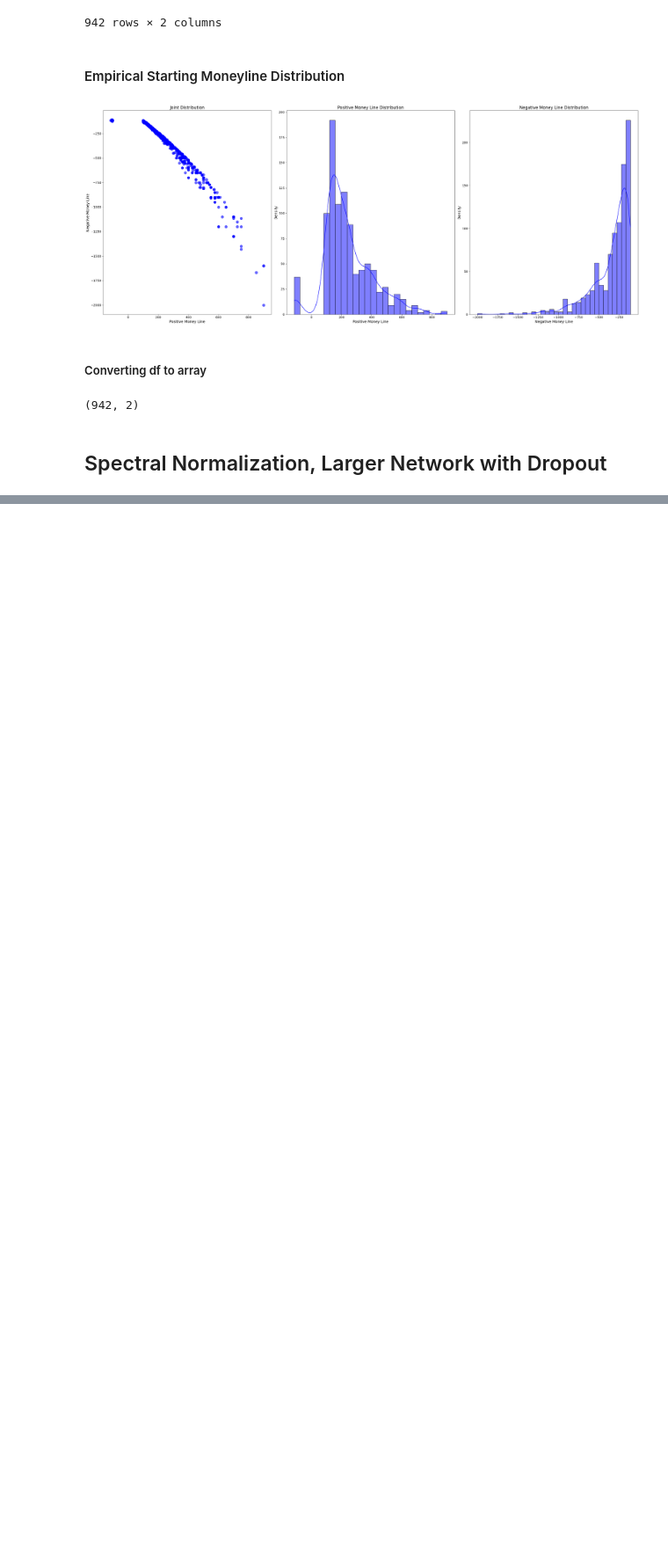
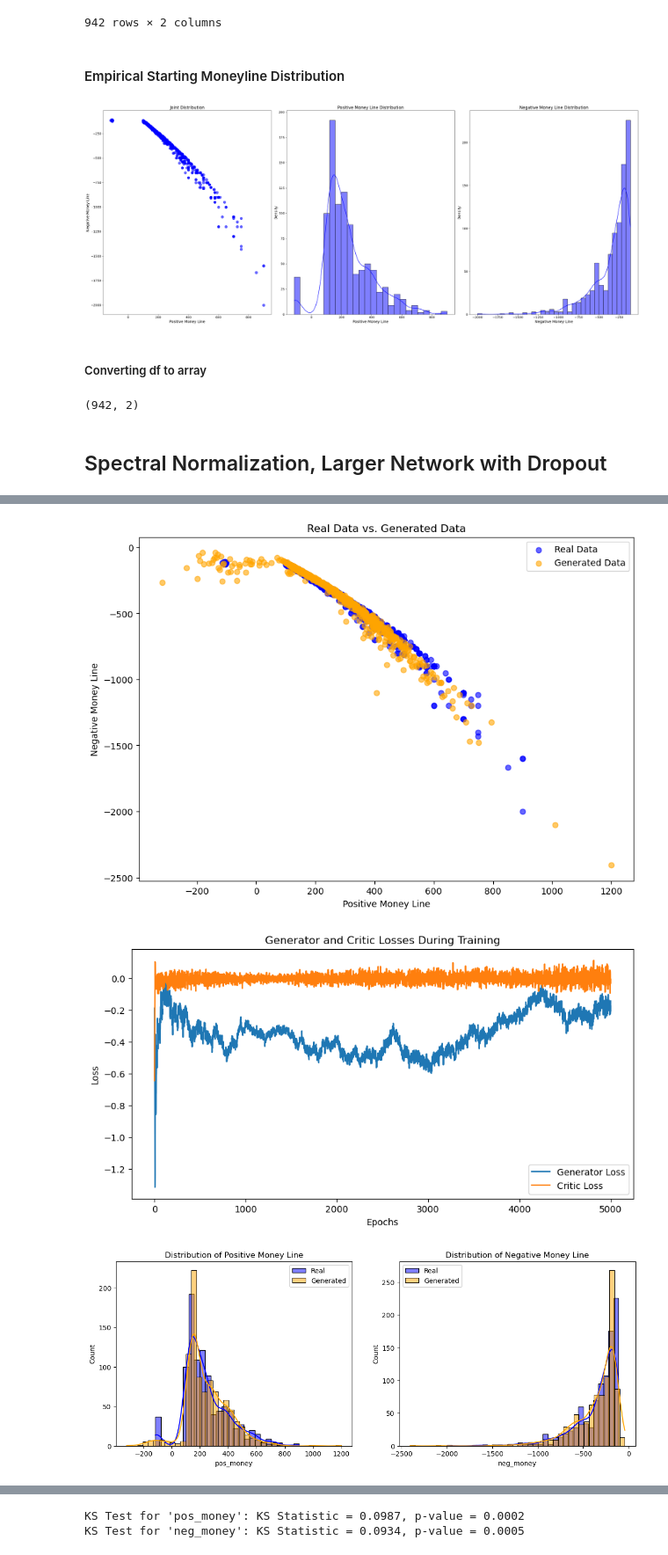
Before and after one commit to jakebirnbach/MoneyLineGANs, a Jupyter notebook: ML Models/WGAN_model_final.ipynb, the cells around one changed output, grey strips where cells are left out. Shown: that part at 88% size. Saved outputs shown, nothing was run; the diff lists cells and outputs as text; code cells hidden in the pictures; blank space fills up the shorter version.

```diff
--- a/ML Models/WGAN_model_final.ipynb
+++ b/ML Models/WGAN_model_final.ipynb
@@ -70,7 +71,8 @@ data.shape
 # Create a PyTorch dataset and dataloader
 # Convert data to PyTorch tensor
 scaler = MinMaxScaler()
-real_data = torch.tensor(data)
+scaled_data = scaler.fit_transform(data)  # Fit and transform the data first
+real_data = torch.tensor(scaled_data)
 batch_size = 64  # Adjust batch size as needed
 dataset = TensorDataset(real_data)
 dataloader = DataLoader(dataset, batch_size=batch_size, shuffle=True)
@@ -173,7 +175,7 @@ for epoch in range(1, n_epochs + 1):
     losses_G.append(loss_G.item())
     losses_C.append(loss_C.item())
 
-    if epoch % 500 == 0 or epoch == 1:
+    if epoch % 100 == 0 or epoch == 1:
         print(f"Epoch {epoch}, Loss C: {loss_C.item():.4f}, Loss G: {loss_G.item():.4f}")
 
 # Generate synthetic data
@@ -193,0 +315,12 @@ Epoch 1, Loss C: -226.6495, Loss G: -1.2935
+# %%
+# Call all visualization and analysis functions
+plot_real_vs_generated(real_df, gen_df)
+plot_training_losses(losses_G, losses_C)
+plot_feature_distributions(real_df, gen_df)
+plot_joint_kde(real_df, gen_df)
+plot_2d_histogram(real_df, gen_df)
+perform_ks_test(real_df, gen_df)
+# %% [output]
+[figure, added]
+[figure, added]
+[figure, added]
@@ -193,0 +329,2 @@ Epoch 1, Loss C: -226.6495, Loss G: -1.2935
+KS Test for 'pos_money': KS Statistic = 0.0987, p-value = 0.0002
+KS Test for 'neg_money': KS Statistic = 0.0934, p-value = 0.0005
```
Also changed, not shown: parts of 5 cells of this notebook.
